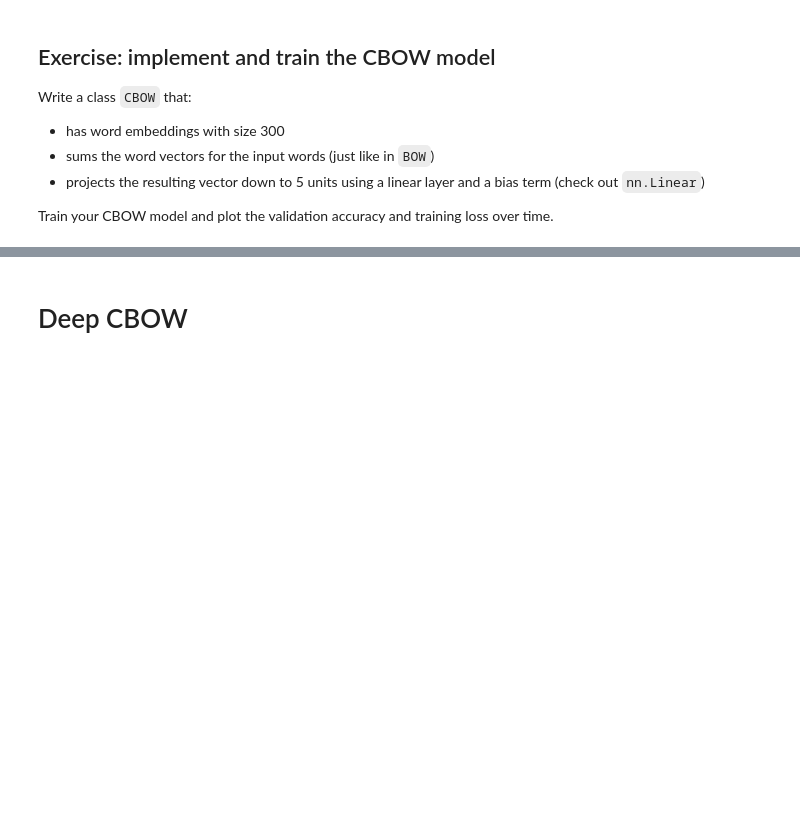
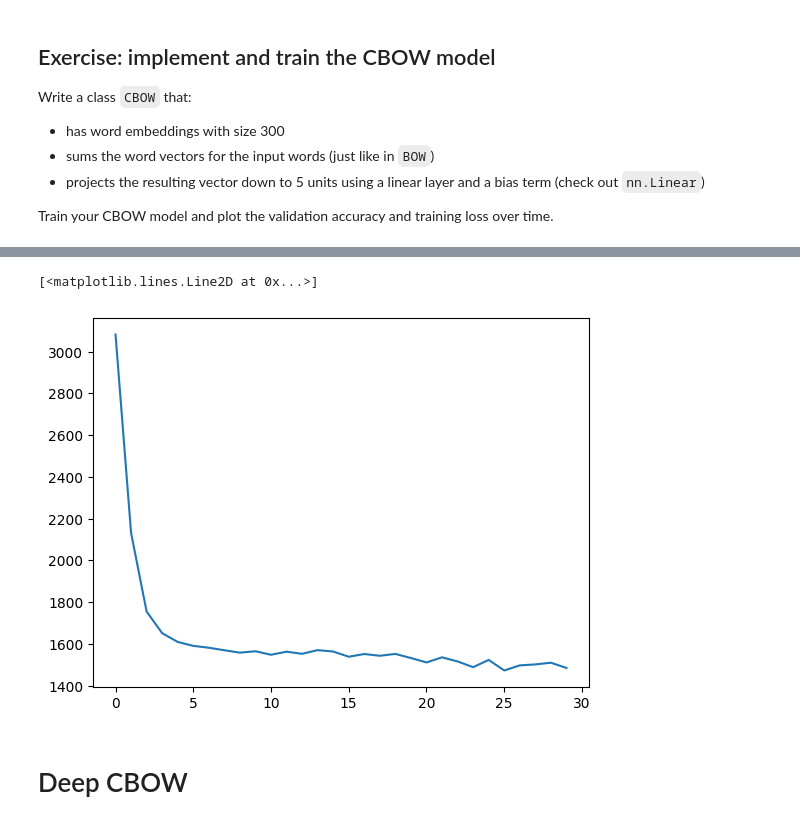
Before and after one commit to gerardPlanella/NLP1_UvA_2022, a Jupyter notebook: Assignment2/NLP1_2022_Practical_2_(student_version).ipynb, the cells around one changed output, grey strips where cells are left out. Cells and saved outputs as stored; diff of their text form; code cells hidden in the pictures; blank space fills up the shorter version.

```diff
--- a/Assignment2/NLP1_2022_Practical_2_(student_version).ipynb
+++ b/Assignment2/NLP1_2022_Practical_2_(student_version).ipynb
@@ -797,3 +804,9 @@ best model iter 30000: train acc=0.3491, dev acc=0.3333, test acc=0.3262
+# %%
+# This will plot the training loss over time.
+plt.plot(cbow_losses)
+# %% [output]
+[<matplotlib.lines.Line2D at 0x...>]
+[figure, added]
 # %% [markdown]
 # Deep CBOW
 # %% [markdown]
```
Also changed, not shown: parts of 38 cells of this notebook.
